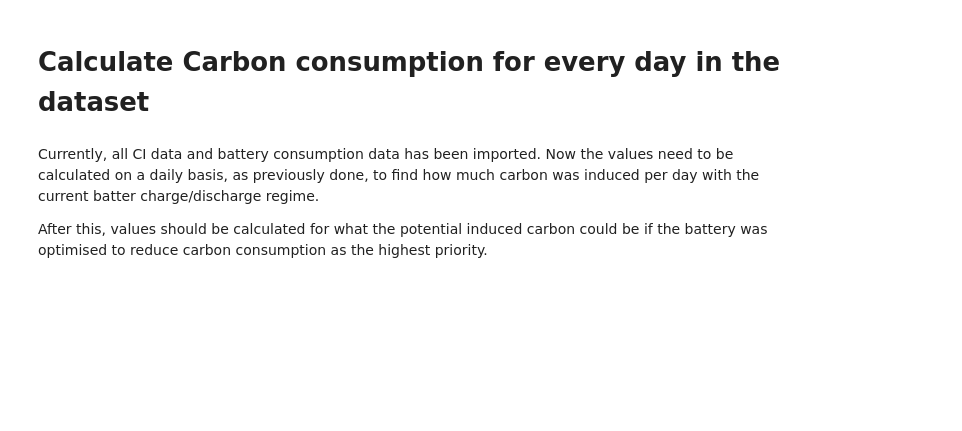
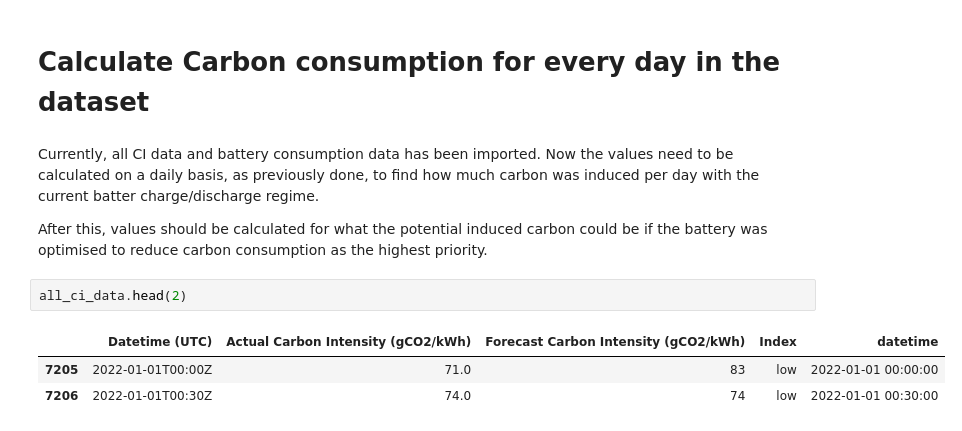
Before and after one commit to jordanesmith/Carbon-Intensity-Project-, a Jupyter notebook: research.ipynb, the cells around one changed output. Saved outputs shown, nothing was run; the diff lists cells and outputs as text; blank space fills up the shorter version.

```diff
--- a/research.ipynb
+++ b/research.ipynb
@@ -243,3 +251,9 @@ plt.gcf().autofmt_xdate()
 Currently, all CI data and battery consumption data has been imported. Now the values need to be calculated on a daily basis, as previously done, to find how much carbon was induced per day with the current batter charge/discharge regime.
 
 After this, values should be calculated for what the potential induced carbon could be if the battery was optimised to reduce carbon consumption as the highest priority.
+# %%
+all_ci_data.head(2)
+# %% [output]
+|  | Datetime (UTC) | Actual Carbon Intensity (gCO2/kWh) | Forecast Carbon Intensity (gCO2/kWh) | Index | datetime |
+| 7205 | 2022-01-01T00:00Z | 71.0 | 83 | low | 2022-01-01 00:00:00 |
+| 7206 | 2022-01-01T00:30Z | 74.0 | 74 | low | 2022-01-01 00:30:00 |
```
Also changed, not shown: parts of 5 cells of this notebook, 1 other file.
